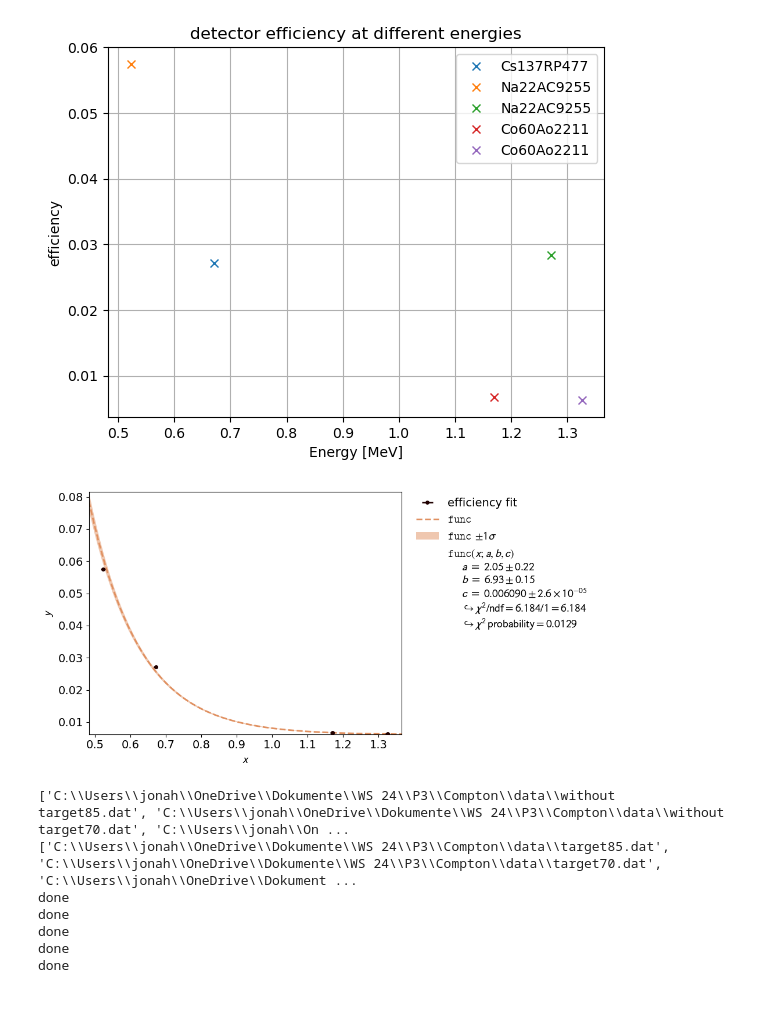
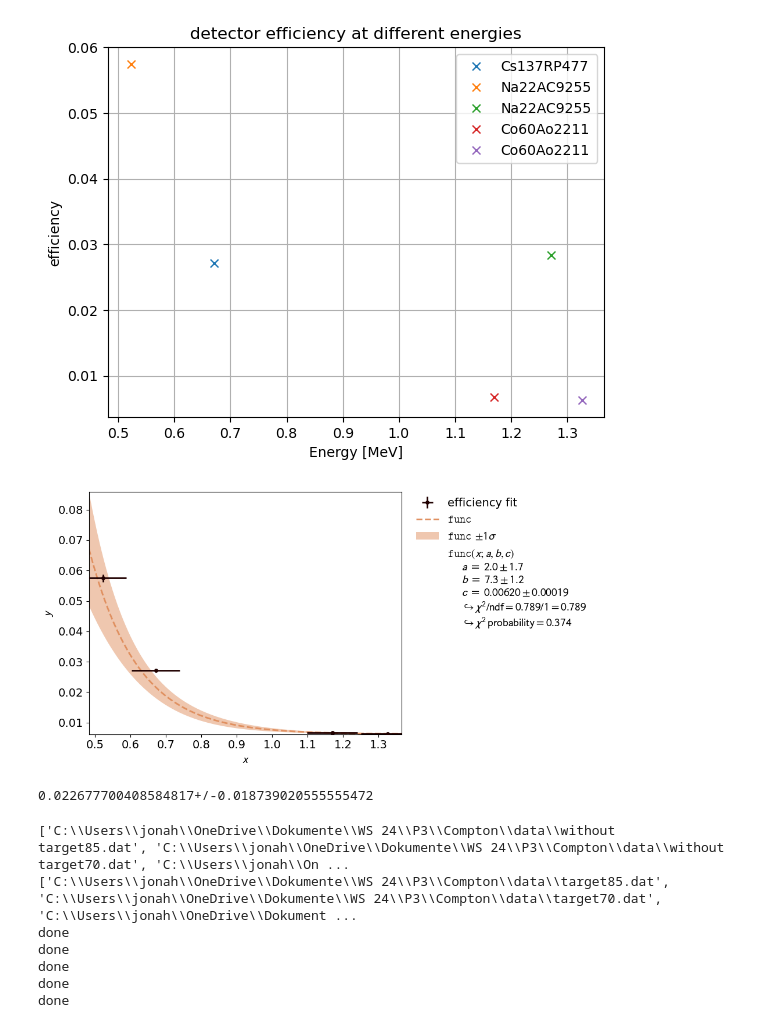
Before and after one commit to HerbertderGrosse/P3, a Jupyter notebook: Compton/compton.ipynb, the cells around one changed output. Drawn from its saved outputs; the diff is of its cells as text; code cells hidden in the pictures.

Commit message:
all working except for some values

```diff
--- a/Compton/compton.ipynb
+++ b/Compton/compton.ipynb
@@ -99,8 +100,8 @@ efficiency
 # peak2=integrate(bin_centers,n1,x,y,z)
 
 # plt.show()
-
-
+from uncertainties.core import UFloat
+import copy
 from tools import *
 files=[
     #[Path("Co57.txt"), [[20,80,0], [100,200,0]], [300, 300, 0.744, 4]],
@@ -111,8 +112,9 @@ file=Path("Co60Ao2211.dat")
 binSize=2
 nBins=1000
 
-def efficiency(N, t, A_0,t_2, t_sample,uncertainty=False):
-    if not isinstance(N, ufloat):
+def efficiency(Ni, t, A_0,t_2, t_sample,uncertainty=False):
+    N=copy.deepcopy(Ni)
+    if not isinstance(N, UFloat):
         N=u.ufloat(N,0)
     l=0.208
     r=0.0255
@@ -132,10 +134,11 @@ for file, lists, dat in files:
             activity = dat[1]*list[3]
 
             x,y,z=gauss_fit(bin_centers,n1,list[0],list[1],list[2])
+            y=np.abs(y)
             peak=integrate(bin_centers,n1,x,y,z)
             print("Efficiency for ",convertChannel(x),"MeV:",efficiency(peak, dat[0], activity, dat[2], dat[3]))
             eff_pairs.append([convertChannel(x),efficiency(peak, dat[0], activity, dat[2], dat[3]), (str(file).split(".") )[0]])
-            eff_uncertainty.append([convertChannel(y), efficiency(u.ufloat(peak,peak*x/y), dat[0], activity, dat[2], dat[3],True)])
+            eff_uncertainty.append([convertChannel(y), efficiency(u.ufloat(peak,peak*y/x), dat[0], activity, dat[2], dat[3],True)])
 
     except Exception as  e:
         print(e)
@@ -164,45 +167,51 @@ Efficiency for  1.3256989896935916 MeV: 0.006301712105425838
 [figure]
 [figure]
 # %%
-pair_arr=np.delete(np.array([[x[0],x[1]] for x in eff_pairs]),2,axis=0)
-
+pair_arr=np.array([[x[0],x[1]] for x in eff_pairs])
+unc_array= np.array([[x[0],x[1]] for x in eff_uncertainty])
+unc_array=np.delete(unc_array,2,axis=0)
+pair_arr=np.delete(pair_arr,2,axis=0)
 # plt.plot(pair_arr[:,0],pair_arr[:,1],"x")
 # plt.title("detector efficiency at different energies")
 # plt.xlabel("Energy [MeV]")
 # plt.ylabel("efficiency")
 # plt.grid(1)
 # plt.show()
-
 def func(x,a,b,c):
     return a*np.exp(-b*x)+c
 data = kafe2.XYContainer(pair_arr[:,0], pair_arr[:,1])
 data.label = 'efficiency fit'
-data.add_error('x', 0.006)
+data.add_error('x', unc_array[:,0])
+data.add_error('y', unc_array[:,1])
+
 fit_eff = kafe2.Fit(data,func)
 fit_eff.do_fit()
 pl = kafe2.Plot(fit_eff)
 # pl.x_label = 'adc channel'
 # pl.y_label = 'Energy [eV]'
 #pl.x_range = (0.0014, 0.0019)
 
 pl.plot()
 plt.show()
 
 def efficiencyConversion(Energy,error=False):
     """
     returns the corresponding efficiency
     Args:
-        float: energy
+        float/ufloat: energy
 
     Returns:
-        float: efficiency
+        ufloat: efficiency
     """
     global fit_eff
     # if error:
     #     return (u.ufloat(fit_eff.parameter_values[0], fit_eff.parameter_errors[0])*channel+u.ufloat(fit.parameter_values[1], fit.parameter_errors[1]))*1e-6
-    return fit_eff.parameter_values[0]*np.exp(-fit_eff.parameter_values[1]*x)+fit_eff.parameter_values[2]
+    return u.ufloat(fit_eff.parameter_values[0],fit_eff.parameter_errors[0])*u.umath.exp(- u.ufloat(fit_eff.parameter_values[1],fit_eff.parameter_errors[1]) *Energy)+u.ufloat(fit_eff.parameter_values[2],fit_eff.parameter_errors[2])
+
+efficiencyConversion(0.662)
 # %% [output]
-[figure, old version]
+[figure, new version]
+0.022677700408584817+/-0.018739020555555472
 # %%
 background_files = [x for x in sorted(glob.glob(os.path.join(directory, '*.dat')), key=os.path.getmtime, reverse=True) if ("target" in x ) and ("without" in x)]
 
```
Also changed, not shown: parts of 5 cells of this notebook.
